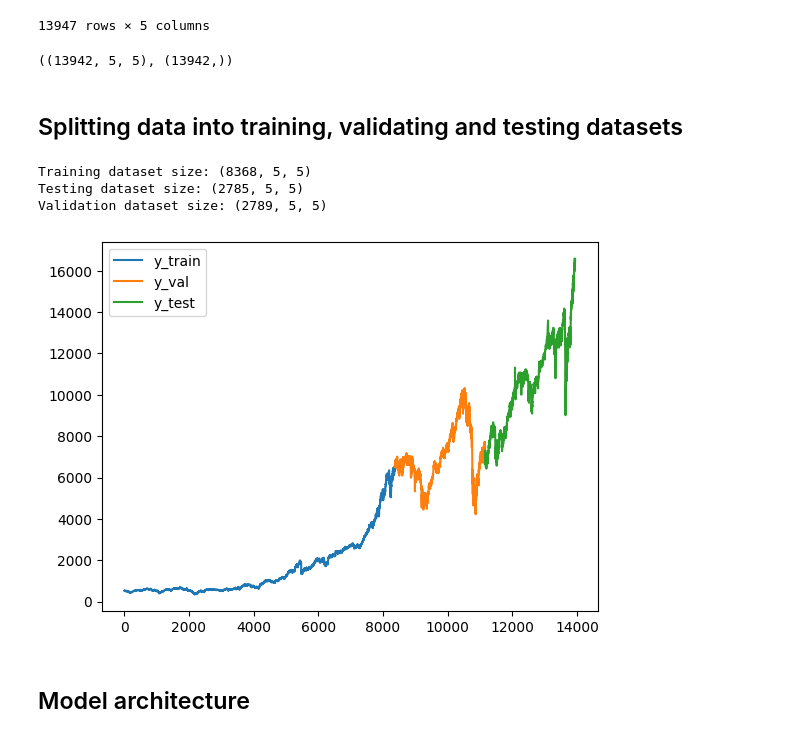
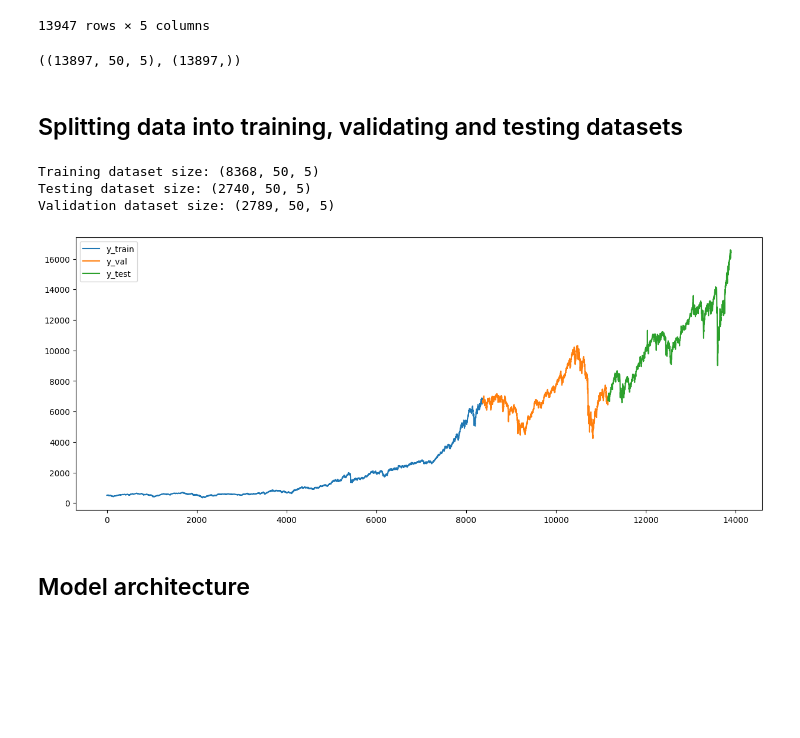
Before and after one commit to Rol3ert99/stock-predictions, a Jupyter notebook: conv1d.ipynb, the cells around one changed output. Saved outputs shown, nothing was run; the diff lists cells and outputs as text; code cells hidden in the pictures; blank space fills up the shorter version.

```diff
--- a/conv1d.ipynb
+++ b/conv1d.ipynb
@@ -42,7 +42,7 @@ stock_NYA_df
 | 13947 | 16531.949220 | 16588.689450 | 16531.949220 | 16555.660160 | 16555.660160 |
 13947 rows × 5 columns
 # %%
-WINDOW_SIZE = 5
+WINDOW_SIZE = 50
 FEATURE_SIZE = stock_NYA_df.shape[1]
 
 def df_to_X_y(df, window_size = 6):
@@ -59,7 +59,7 @@ def df_to_X_y(df, window_size = 6):
 X, y = df_to_X_y(stock_NYA_df, window_size = WINDOW_SIZE)
 X.shape, y.shape
 # %% [output]
-((13942, 5, 5), (13942,))
+((13897, 50, 5), (13897,))
 # %% [markdown]
 ## Splitting data into training, validating and testing datasets
 # %%
@@ -74,20 +74,21 @@ print(f'Training dataset size: {X_train.shape}')
 print(f'Testing dataset size: {X_test.shape}')
 print(f'Validation dataset size: {X_val.shape}')
 # %% [output]
-Training dataset size: (8368, 5, 5)
-Testing dataset size: (2785, 5, 5)
-Validation dataset size: (2789, 5, 5)
+Training dataset size: (8368, 50, 5)
+Testing dataset size: (2740, 50, 5)
+Validation dataset size: (2789, 50, 5)
-# %%
-a = y_train.shape[0]
-plt.plot([_ for _ in range(a)], y_train, label = 'y_train')
-a, b= y_train.shape[0], y_train.shape[0] + y_val.shape[0]
-plt.plot([_ for _ in range(a, b)], y_val, label = 'y_val')
-a, b = y_train.shape[0] + y_val.shape[0], y_train.shape[0] + y_val.shape[0] + y_test.shape[0]
-plt.plot([_ for _ in range(a, b)], y_test, label = 'y_test')
-plt.legend()
-plt.show()
-# %% [output]
-[figure, removed]
+# %%
+plt.figure(figsize=(15, 6))
+a = y_train.shape[0]
+plt.plot([_ for _ in range(a)], y_train, label = 'y_train')
+a, b= y_train.shape[0], y_train.shape[0] + y_val.shape[0]
+plt.plot([_ for _ in range(a, b)], y_val, label = 'y_val')
+a, b = y_train.shape[0] + y_val.shape[0], y_train.shape[0] + y_val.shape[0] + y_test.shape[0]
+plt.plot([_ for _ in range(a, b)], y_test, label = 'y_test')
+plt.legend()
+plt.show()
+# %% [output]
+[figure, added]
 # %% [markdown]
 ## Model architecture
 # %%
```
Also changed, not shown: parts of 9 cells of this notebook.
